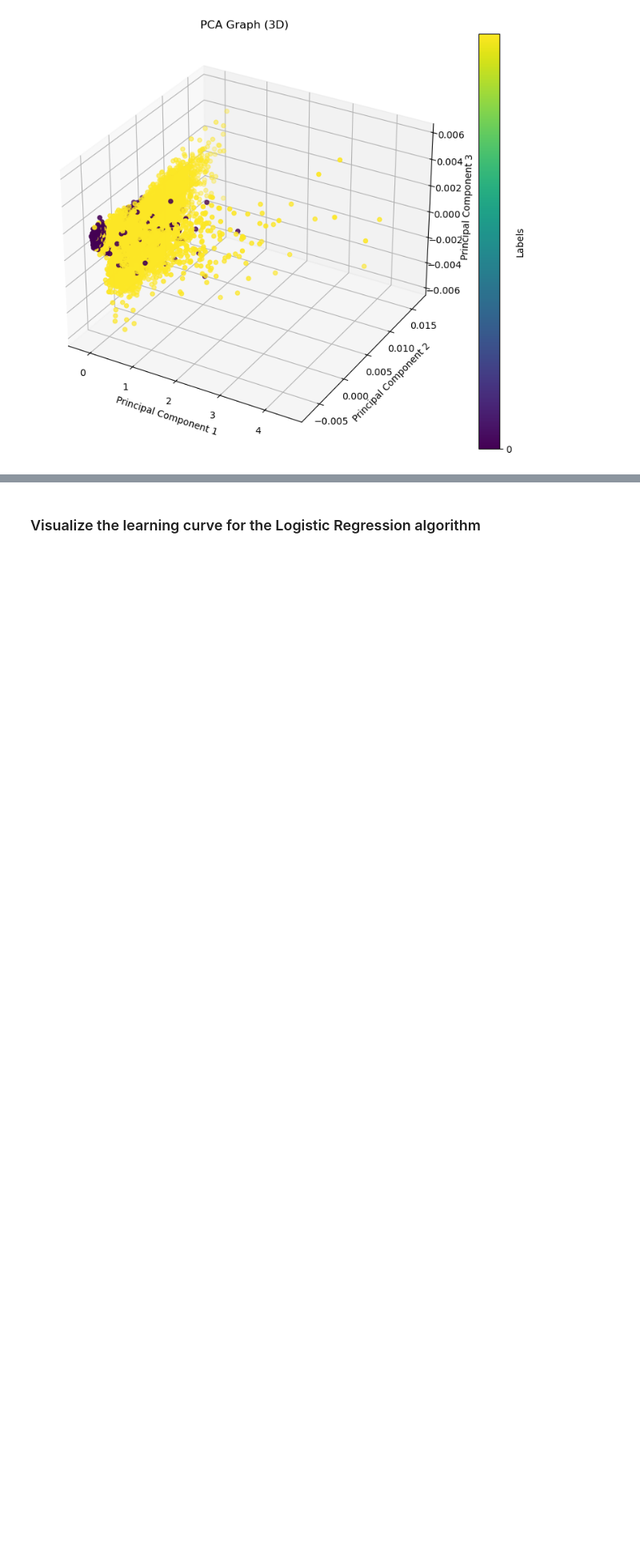
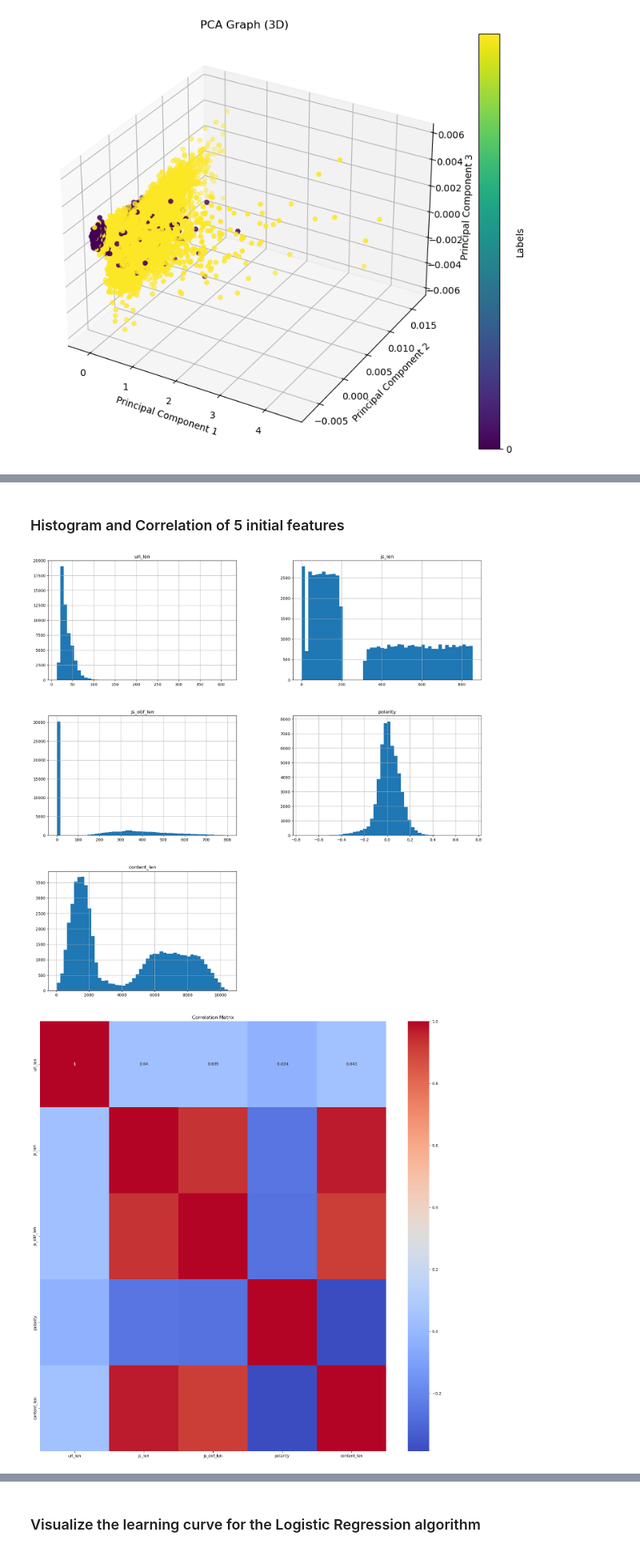
Before and after one commit to tomasmatos2003/URLdetect_TAA, a Jupyter notebook: 02 - Classification.ipynb, the cells around one changed output, grey strips where cells are left out. Shown at 80% size. Drawn from its saved outputs; the diff is of its cells as text; code cells hidden in the pictures; blank space fills up the shorter version.

Commit message:
correlation

```diff
--- a/02 - Classification.ipynb
+++ b/02 - Classification.ipynb
@@ -301,0 +357,40 @@ plt.show()
+# %% [markdown]
+### Histogram and Correlation of 5 initial features
+# %%
+import matplotlib.pyplot as plt
+import seaborn as sns
+
+# Feature Analysis
+
+# Histograms
+data_n.hist(figsize=(20, 20), bins=50)
+plt.show()
+
+# Correlation matrix
+numeric_df = data_n.select_dtypes(include=['number'])
+
+correlation_matrix = data_n.corr()
+
+# Plotting the correlation matrix
+plt.figure(figsize=(20, 20))
+sns.heatmap(correlation_matrix, annot=True, cmap='coolwarm')
+plt.title('Correlation Matrix')
+plt.show()
+
+#print(correlation_matrix)
+
+
+df_correlation = pd.DataFrame(correlation_matrix, index=correlation_matrix.keys())
+
+# Get the absolute correlation coefficients for each feature
+absolute_correlation = df_correlation.abs()
+
+# Sort the absolute correlation coefficients in descending order
+sorted_absolute_correlation = absolute_correlation.iloc[-1].sort_values(ascending=False)
+
+# Display the most impactful features
+print("Most impactful features:")
+print(sorted_absolute_correlation)
+# %% [output]
+[figure, added]
+[figure, added]
```
Also changed, not shown: parts of 8 cells of this notebook.
